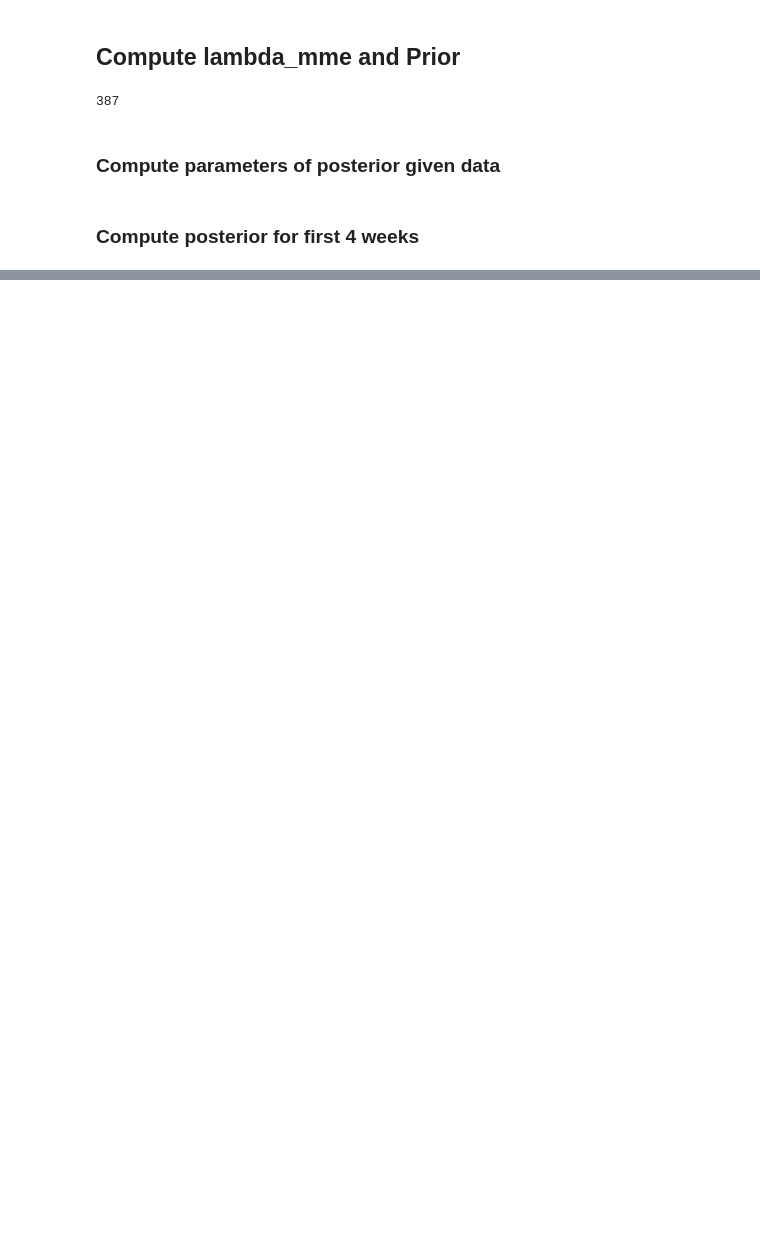
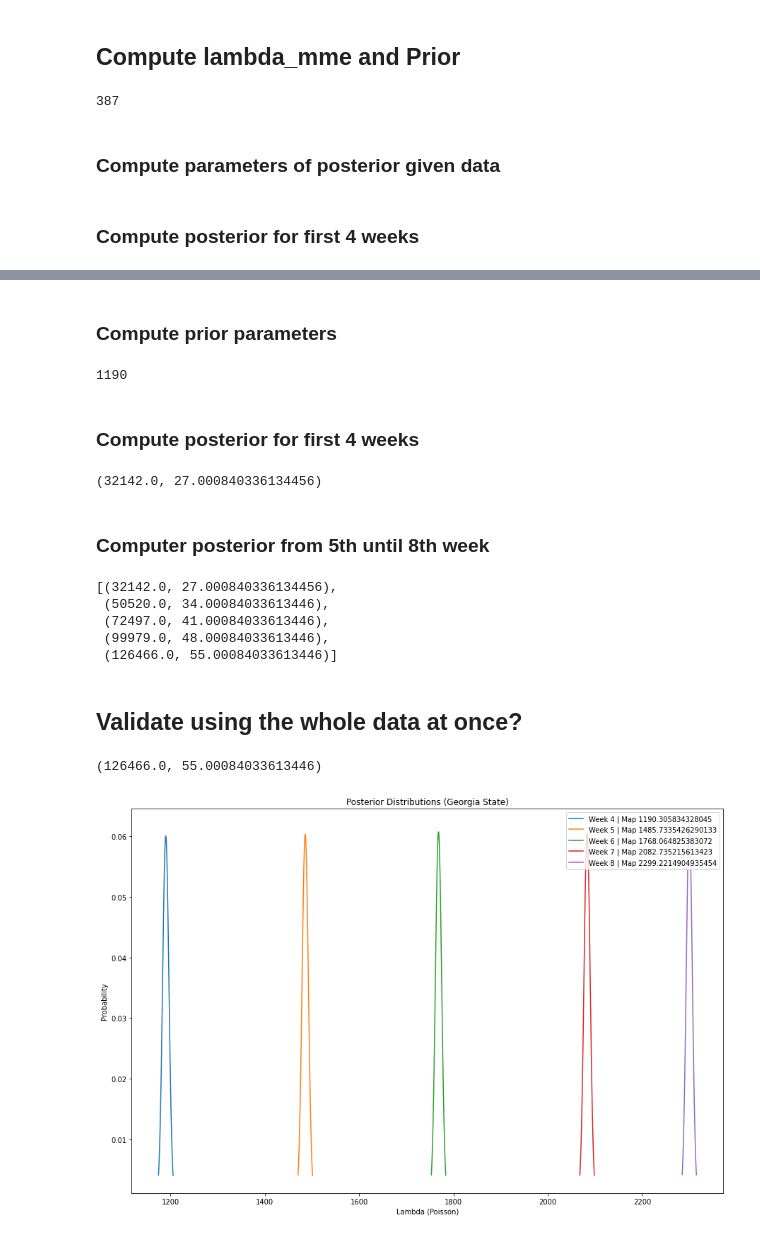
Before and after one commit to manal3112/cse-544-project, a Jupyter notebook: task_c.ipynb, the cells around one changed output, grey strips where cells are left out. Saved outputs shown, nothing was run; the diff lists cells and outputs as text; code cells hidden in the pictures; blank space fills up the shorter version.

```diff
--- a/task_c.ipynb
+++ b/task_c.ipynb
@@ -176,0 +174,2 @@ alpha_post, beta_post
+# %%
+cases_deaths['combined_stats'] = cases_deaths['new_case'] + cases_deaths['new_death']
@@ -176,0 +178,4 @@ alpha_post, beta_post
+# %%
+mask_first_four_weeks = (cases_deaths['submission_date'] >= '2020-06-01') & \
+(cases_deaths['submission_date'] <= '2020-06-28')
+cases_deaths[mask_first_four_weeks]
@@ -176,0 +200,38 @@ alpha_post, beta_post
+# %% [markdown]
+### Compute prior parameters
+# %%
+lambda_mme = int(compute_lambda_mme(cases_deaths[mask_first_four_weeks]['combined_stats']))
+print(lambda_mme)
+# %% [output]
+1190
+# %% [markdown]
+### Compute posterior for first 4 weeks
+# %%
+alpha_post, beta_post = compute_posterior_params(cases_deaths[mask_first_four_weeks]['combined_stats'],
+                                                 1, 1/lambda_mme)
+alpha_post, beta_post
+# %% [output]
+(32142.0, 27.000840336134456)
+# %% [markdown]
+### Computer posterior from 5th until 8th week
+# %%
+initial_index = cases_deaths[mask_first_four_weeks].index[-1] + 1
+index = initial_index
+params = [(alpha_post, beta_post)]
+
+for i in range(4):
+    data = cases_deaths.iloc[index: index + 7]
+    alpha, beta = compute_posterior_params(data['combined_stats'], params[-1][0], params[-1][1])
+    params.append((alpha, beta))
+    # increment index
+    index = index + 7
+# %%
+params
+# %% [output]
+[(32142.0, 27.000840336134456),
+ (50520.0, 34.00084033613446),
+ (72497.0, 41.00084033613446),
+ (99979.0, 48.00084033613446),
+ (126466.0, 55.00084033613446)]
+# %% [markdown]
+## Validate using the whole data at once?
@@ -176,0 +242,24 @@ alpha_post, beta_post
+# %%
+compute_posterior_params(cases_deaths[mask_all_data]['combined_stats'], 32142.0, 27.000840336134456)
+# %% [output]
+(126466.0, 55.00084033613446)
+# %%
+fig = plt.gcf()
+fig.set_size_inches((15, 10))
+map_ = []
+
+for i in range(0, 5):
+    x = np.linspace(gamma_inverse_cdf(0.01, params[i][0], params[i][1]), \
+                    gamma_inverse_cdf(0.99, params[i][0], params[i][1]), num=100)
+    y = gamma_pdf(x, params[i][0], params[i][1])
+    # map is nothing but
+    # lambda = argmax P(lambda | data)
+    map_.append(x[np.argmax(y)])
+    plt.title('Posterior Distributions (Georgia State)')
+    plt.xlabel('Lambda (Poisson)')
+    plt.ylabel('Probability')
+    plt.plot(x, y, label=f'Week {i+4} | Map {map_[-1]}')
+plt.legend(loc='upper right')
+plt.show()
+# %% [output]
+[figure, added]
```
Also changed, not shown: parts of 40 cells of this notebook.
